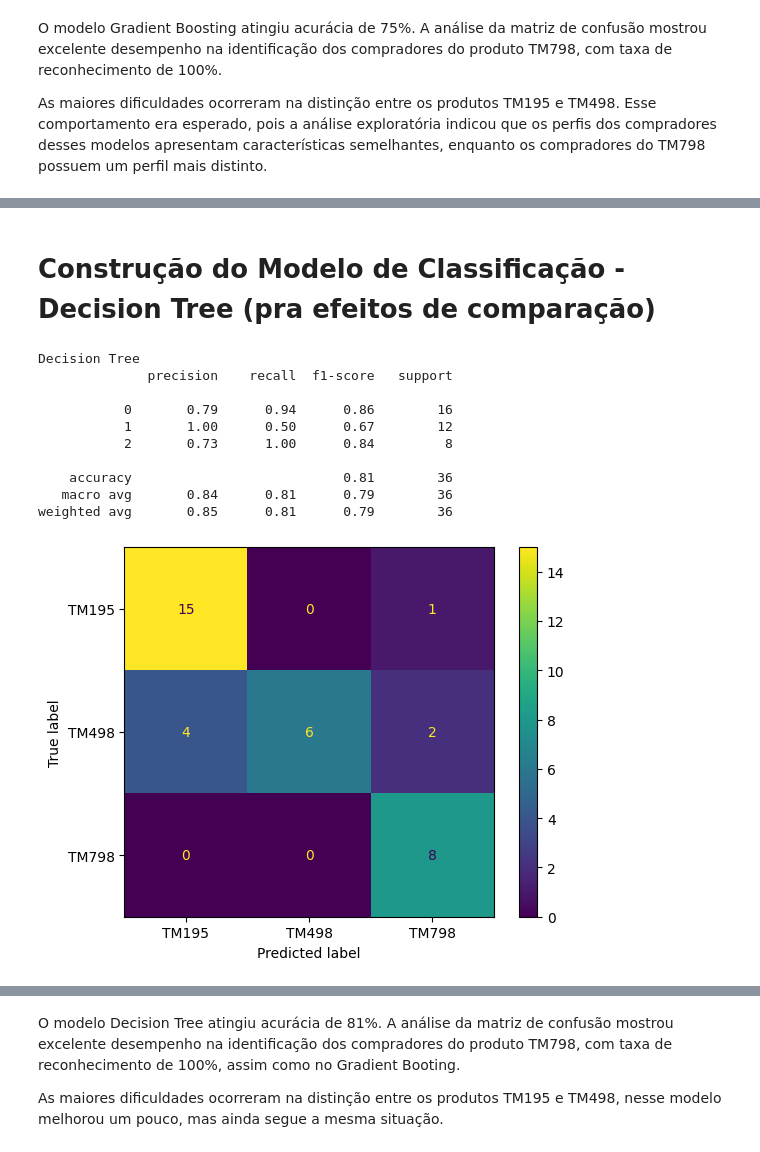
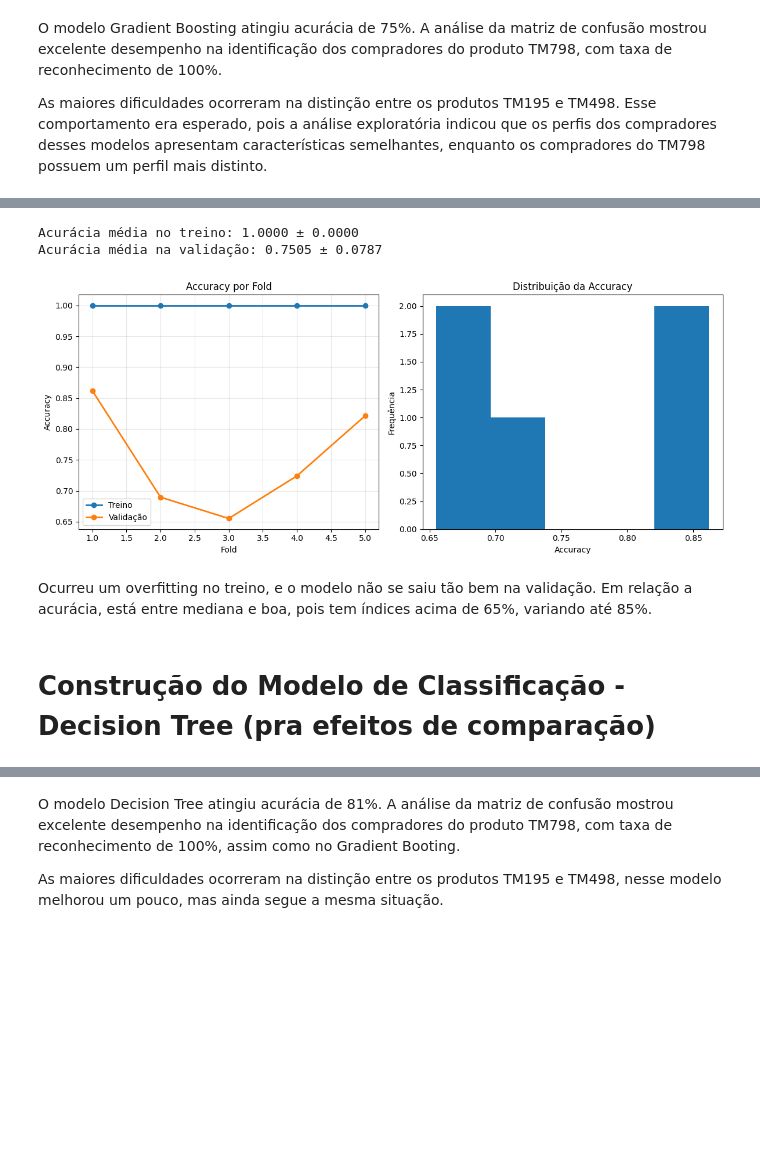
Before and after one commit to isabelagomesdacosta-gif/atividade_projetointegrador1_tec_ia, a Jupyter notebook: ATIVIDADE_PRÁTICA_AVALIATIVA_FINAL_PROJETO_INTEGRADOR_I.ipynb, the cells around one changed output, grey strips where cells are left out. Saved outputs shown, nothing was run; the diff lists cells and outputs as text; code cells hidden in the pictures; blank space fills up the shorter version.

```diff
--- a/ATIVIDADE_PRÁTICA_AVALIATIVA_FINAL_PROJETO_INTEGRADOR_I.ipynb
+++ b/ATIVIDADE_PRÁTICA_AVALIATIVA_FINAL_PROJETO_INTEGRADOR_I.ipynb
@@ -566,0 +647,10 @@ As maiores dificuldades ocorreram na distinção entre os produtos TM195 e TM498
+# %%
+study = optuna.create_study(direction="maximize")
+
+study.optimize(objective, n_trials=50)
+
+print("Melhores parâmetros:")
+print(study.best_params)
+
+print("Melhor acurácia:")
+print(study.best_value)
@@ -567,2 +837,16 @@ As maiores dificuldades ocorreram na distinção entre os produtos TM195 e TM498
+# %%
+visualizar_kfold(
+    modelo=gb_final,
+    X_treino=X_train_scaled,
+    y_treino=y_train,
+    perc_treino=1.0,
+    k=5
+)
+# %% [output]
+Acurácia média no treino: 1.0000 ± 0.0000
+Acurácia média na validação: 0.7505 ± 0.0787
+[figure, added]
+# %% [markdown]
+Ocurreu um overfitting no treino, e o modelo não se saiu tão bem na validação. Em relação a acurácia, está entre mediana e boa, pois tem índices acima de 65%, variando até 85%.
 # %% [markdown]
 # Construção do Modelo de Classificação - Decision Tree (pra efeitos de comparação)
@@ -571,26 +852,0 @@ y_pred_dt = dt.predict(X_test_scaled)
-# %%
-print("Decision Tree")
-print(classification_report(y_test, y_pred_dt))
-# %% [output]
-Decision Tree
-              precision    recall  f1-score   support
-
-           0       0.79      0.94      0.86        16
-           1       1.00      0.50      0.67        12
-           2       0.73      1.00      0.84         8
-
-    accuracy                           0.81        36
-   macro avg       0.84      0.81      0.79        36
-weighted avg       0.85      0.81      0.79        36
-# %%
-classes = ['TM195', 'TM498', 'TM798']
-
-disp = metrics.ConfusionMatrixDisplay(
-    confusion_matrix=cm_dt,
-    display_labels=classes
-)
-
-disp.plot()
-plt.show()
-# %% [output]
-[figure, removed]
```
Also changed, not shown: parts of 34 cells of this notebook.
